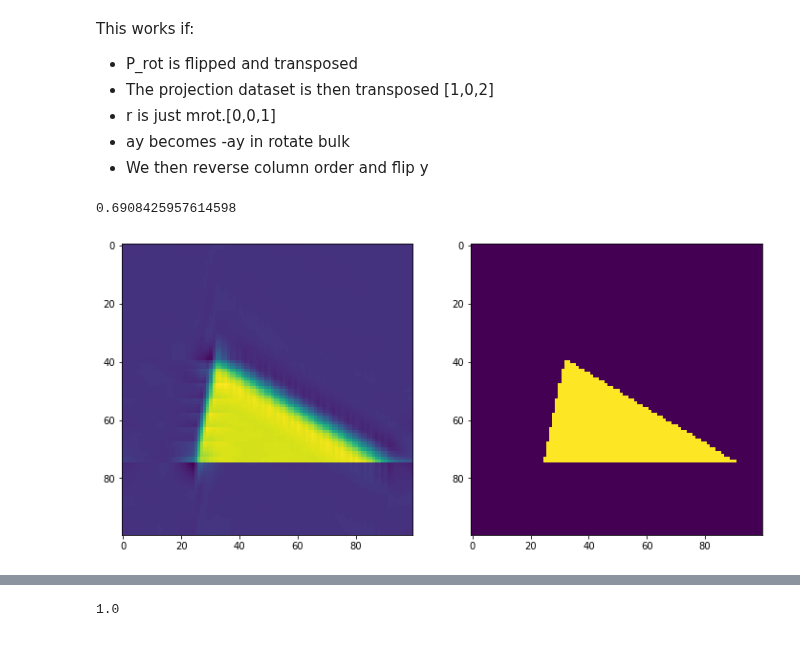
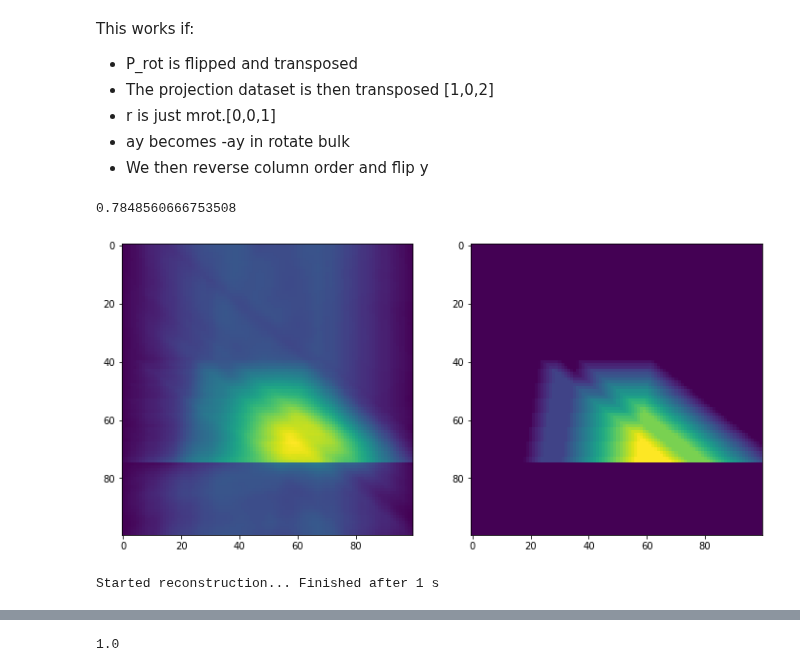
Before and after one commit to grlewis333/phd-work, a Jupyter notebook: multi-axis-tomo/scalar-rot-proj.ipynb, the cells around one changed output, grey strips where cells are left out. Drawn from its saved outputs; the diff is of its cells as text; code cells hidden in the pictures.

```diff
--- a/multi-axis-tomo/scalar-rot-proj.ipynb
+++ b/multi-axis-tomo/scalar-rot-proj.ipynb
@@ -10,10 +11,10 @@ import copy                                     # For deep copying arrays
 import multi_axis                               # My custom functions
 # %%
 # Generate phantom
-#X,Y,Z,P = multi_axis.generate_tri_pris()
+X,Y,Z,P = multi_axis.generate_tri_pris()
 
 # View in 2D
-#multi_axis.plot_2d(X,Y,Z,P)
+multi_axis.plot_2d(X,Y,Z,P)
 
 # Rotate 90 about +x and view again
 Pr = multi_axis.rotate_bulk(P,50,0,0)
@@ -27,7 +172,7 @@ ax,ay,az = 0,0,0
 P_projs = []
 vectors = []
 thetas = []
-for ay in np.linspace(-90,90,60):
+for ay in np.linspace(-90,90,20):
     vector = multi_axis.get_astravec(ax,ay,az)
     #vector[0:3] = np.array(multi_axis.rotation_matrix(ax,ay,az)).dot([0,0,1])
     thetas.append(ax*np.pi/180)
@@ -111,26 +254,26 @@ This works if:
 # %%
 # This seems to work well for single axis datasets with raw data transpose [1,0,2]
 
 # Swap columns back to match orientation of phantom
 r = np.transpose(reconstruction,[2,1,0]) # Reverse column order
 r = r[:,::-1,:] # Reverse the y data
 r = r -  r.min() # normalise
 r = r/r.max()
 
 recon_vector = copy.deepcopy(r)
 
-ax,ay,az = 0,0,0
+ax,ay,az = 0,40,0
 a = multi_axis.rotate_bulk(recon_vector,ax,ay,az)
 #multi_axis.plot_2d(X,Y,Z,a)
 
 fig= plt.figure(figsize=(12,6))
 ax1 = fig.add_subplot(1, 2, 1)
 ax2 = fig.add_subplot(1, 2, 2)
 ax1.imshow(np.flipud(np.mean(a,axis=2).T))
 ax2.imshow(np.flipud(np.mean(multi_axis.rotate_bulk(P,ax,ay,az),axis=2).T))
 
-opt = optimize.minimize(phantom_error,1,args=(recon_vector,P2))
+opt = optimize.minimize(phantom_error,1,args=(recon_vector,P))
 opt.fun
 # %% [output]
-0.6908425957614598
+0.7848560666753508
-[figure, old version]
+[figure, new version]
@@ -139,0 +291,14 @@ P2 = P2/P2.max()
+# %%
+maxiter = 10#00
+weight = 0.01
+balance = 1
+steps = 'backtrack'
+
+recon = alg.run(data=data,op=projector, maxiter=maxiter, weight=weight,
+                balance=balance, steps=steps,
+                callback=None)#('primal','gap','violation','step'))[0]
+
+if steps=='adaptive':
+    print('Optimal balance was: ', (alg.s/alg.t)**.5)
+# %% [output]
+Started reconstruction... Finished after 1 s
```
Also changed, not shown: parts of 16 cells of this notebook, 2 other files.
